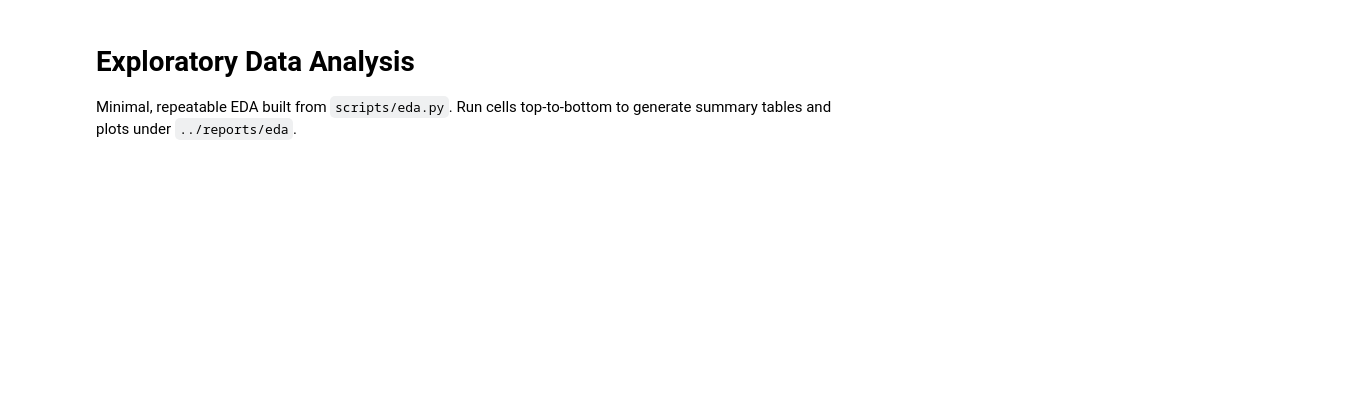
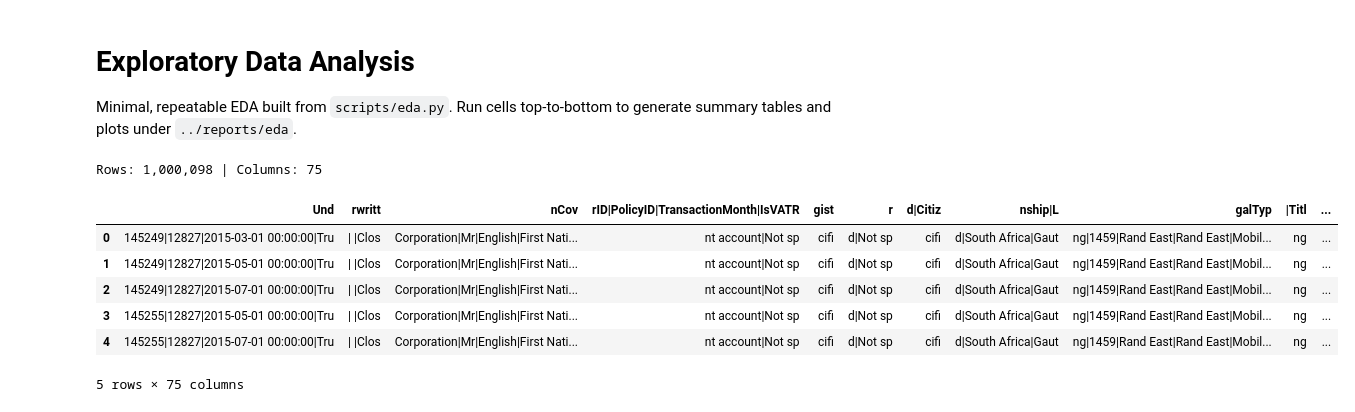
Before and after one commit to Faysalseifu/End-to-End-Insurance-Risk-Analytics-Predictive-Modeling, a Jupyter notebook: notebooks/eda.ipynb, the cells around one changed output. Cells and saved outputs as stored; diff of their text form; code cells hidden in the pictures; blank space fills up the shorter version.

```diff
--- a/notebooks/eda.ipynb
+++ b/notebooks/eda.ipynb
@@ -10,10 +10,11 @@ import sys
 
 import matplotlib.pyplot as plt
 import pandas as pd
+import seaborn as sns
 from IPython.display import Image, display
 
 # Ensure the project root is on the Python path so we can import from scripts/
-ROOT = Path("..\").resolve()
+ROOT = Path("..").resolve()
 if str(ROOT) not in sys.path:
     sys.path.append(str(ROOT))
 
@@ -21,13 +22,24 @@ from scripts.data_processing import load_and_clean_data
 from scripts.eda import plot_charges_relationships, plot_distributions, run_basic_eda, summarize_dataframe
 
 plt.style.use("seaborn-v0_8-whitegrid")
+sns.set_theme(style="whitegrid")
 # %%
 DATA_PATH = ROOT / "data/insurance.txt"  # adjust if using a different file
-OUT_DIR = ROOT / "reports/eda"
+OUT_DIR = ROOT / "data/eda"
+OUT_DIR.mkdir(parents=True, exist_ok=True)
 
 sep = None  # auto-detect delimiter; override if needed, e.g., sep="," or sep="\t"
 
 df = load_and_clean_data(DATA_PATH, sep=sep)
 
 print(f"Rows: {len(df):,} | Columns: {len(df.columns)}")
 display(df.head())
+# %% [output]
+Rows: 1,000,098 | Columns: 75
+|  | Und | rwritt | nCov | rID|PolicyID|TransactionMonth|IsVATR | gist | r | d|Citiz | nship|L | galTyp | |Titl | ... |
+| 0 | 145249|12827|2015-03-01 00:00:00|Tru | | |Clos | Corporation|Mr|English|First Nati... | nt account|Not sp | cifi | d|Not sp | cifi | d|South Africa|Gaut | ng|1459|Rand East|Rand East|Mobil... | ng | ... |
+| 1 | 145249|12827|2015-05-01 00:00:00|Tru | | |Clos | Corporation|Mr|English|First Nati... | nt account|Not sp | cifi | d|Not sp | cifi | d|South Africa|Gaut | ng|1459|Rand East|Rand East|Mobil... | ng | ... |
+| 2 | 145249|12827|2015-07-01 00:00:00|Tru | | |Clos | Corporation|Mr|English|First Nati... | nt account|Not sp | cifi | d|Not sp | cifi | d|South Africa|Gaut | ng|1459|Rand East|Rand East|Mobil... | ng | ... |
+| 3 | 145255|12827|2015-05-01 00:00:00|Tru | | |Clos | Corporation|Mr|English|First Nati... | nt account|Not sp | cifi | d|Not sp | cifi | d|South Africa|Gaut | ng|1459|Rand East|Rand East|Mobil... | ng | ... |
+| 4 | 145255|12827|2015-07-01 00:00:00|Tru | | |Clos | Corporation|Mr|English|First Nati... | nt account|Not sp | cifi | d|Not sp | cifi | d|South Africa|Gaut | ng|1459|Rand East|Rand East|Mobil... | ng | ... |
+5 rows × 75 columns
```
Also changed, not shown: parts of 5 cells of this notebook, 9 other files.
